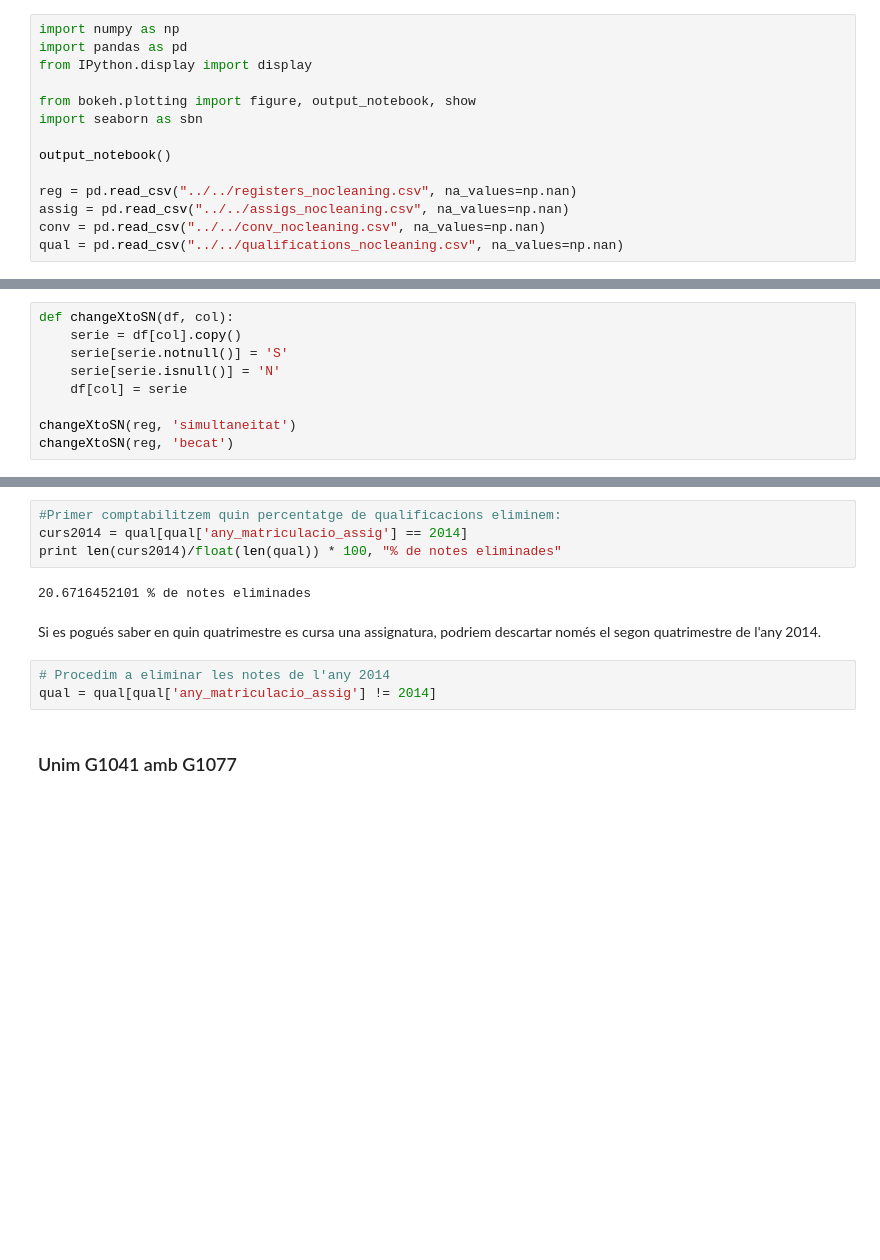
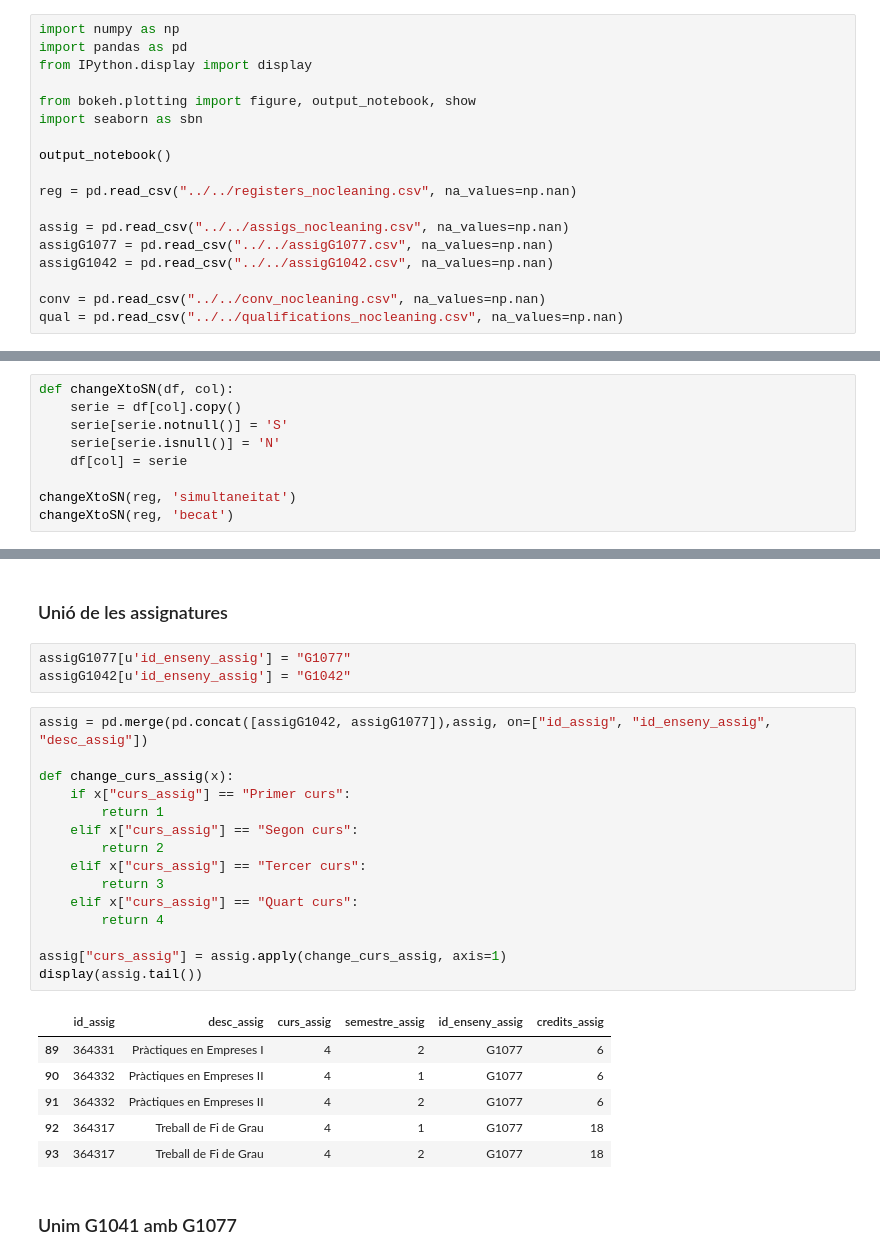
Before and after one commit to pid-ub/pid-UB, a Jupyter notebook: data_cleaning/data_cleaning.ipynb, the cells around one changed output, grey strips where cells are left out. Saved outputs shown, nothing was run; the diff lists cells and outputs as text; blank space fills up the shorter version.

```diff
--- a/data_cleaning/data_cleaning.ipynb
+++ b/data_cleaning/data_cleaning.ipynb
@@ -9,7 +9,11 @@ import seaborn as sbn
 output_notebook()
 
 reg = pd.read_csv("../../registers_nocleaning.csv", na_values=np.nan)
+
 assig = pd.read_csv("../../assigs_nocleaning.csv", na_values=np.nan)
+assigG1077 = pd.read_csv("../../assigG1077.csv", na_values=np.nan)
+assigG1042 = pd.read_csv("../../assigG1042.csv", na_values=np.nan)
+
 conv = pd.read_csv("../../conv_nocleaning.csv", na_values=np.nan)
 qual = pd.read_csv("../../qualifications_nocleaning.csv", na_values=np.nan)
 # %% [output]
@@ -59,14 +70,30 @@ Trovem casos on la qualificació de la primera i segona convocatoria és 0 en as
-# %%
-#Primer comptabilitzem quin percentatge de qualificacions eliminem:
-curs2014 = qual[qual['any_matriculacio_assig'] == 2014]
-print len(curs2014)/float(len(qual)) * 100, "% de notes eliminades"
-# %% [output]
-20.6716452101 % de notes eliminades
-# %% [markdown]
-Si es pogués saber en quin quatrimestre es cursa una assignatura, podriem descartar només el segon quatrimestre de l'any 2014.
-# %%
-# Procedim a eliminar les notes de l'any 2014
-qual = qual[qual['any_matriculacio_assig'] != 2014]
+# %% [markdown]
+### Unió de les assignatures
+# %%
+assigG1077[u'id_enseny_assig'] = "G1077"
+assigG1042[u'id_enseny_assig'] = "G1042"
+# %%
+assig = pd.merge(pd.concat([assigG1042, assigG1077]),assig, on=["id_assig", "id_enseny_assig", "desc_assig"])
+
+def change_curs_assig(x):
+    if x["curs_assig"] == "Primer curs":
+        return 1
+    elif x["curs_assig"] == "Segon curs":
+        return 2
+    elif x["curs_assig"] == "Tercer curs":
+        return 3
+    elif x["curs_assig"] == "Quart curs":
+        return 4
+
+assig["curs_assig"] = assig.apply(change_curs_assig, axis=1)
+display(assig.tail())
+# %% [output]
+|  | id_assig | desc_assig | curs_assig | semestre_assig | id_enseny_assig | credits_assig |
+| 89 | 364331 | Pràctiques en Empreses I | 4 | 2 | G1077 | 6 |
+| 90 | 364332 | Pràctiques en Empreses II | 4 | 1 | G1077 | 6 |
+| 91 | 364332 | Pràctiques en Empreses II | 4 | 2 | G1077 | 6 |
+| 92 | 364317 | Treball de Fi de Grau | 4 | 1 | G1077 | 18 |
+| 93 | 364317 | Treball de Fi de Grau | 4 | 2 | G1077 | 18 |
 # %% [markdown]
 ### Unim G1041 amb G1077
 # %% [markdown]
```
Also changed, not shown: parts of 11 cells of this notebook, 1 other file.
